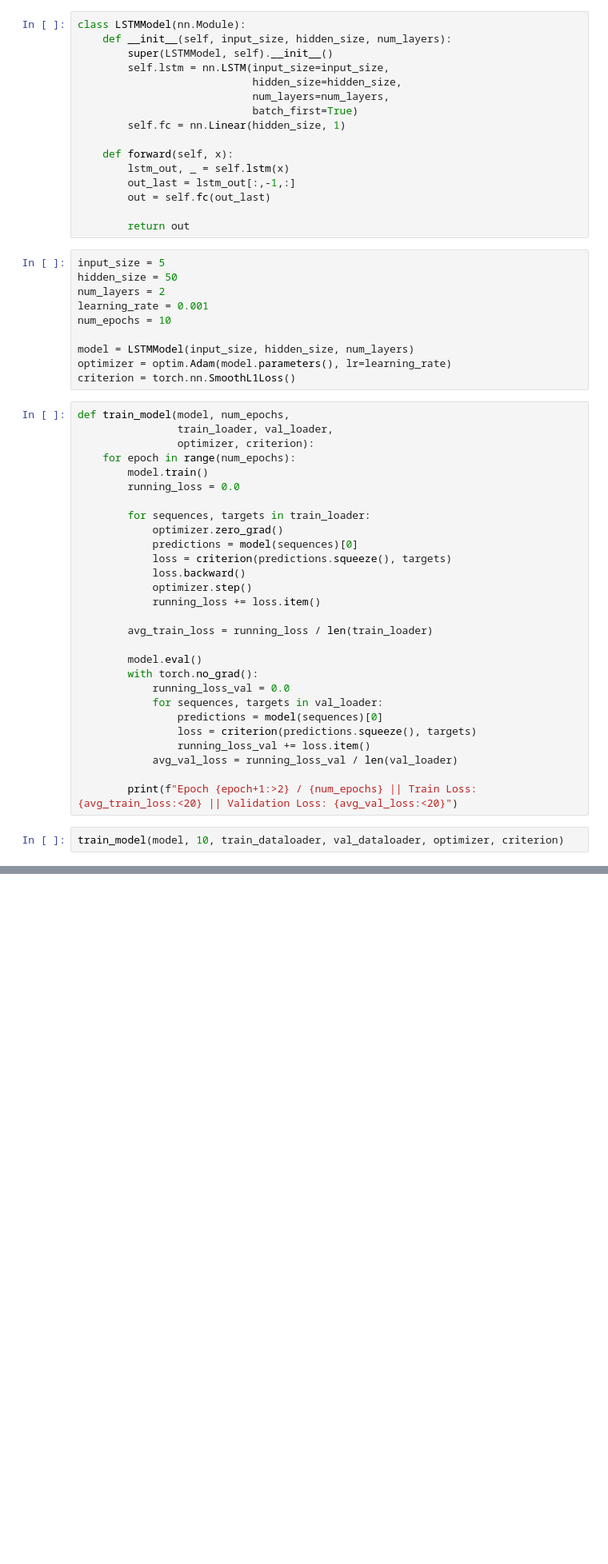
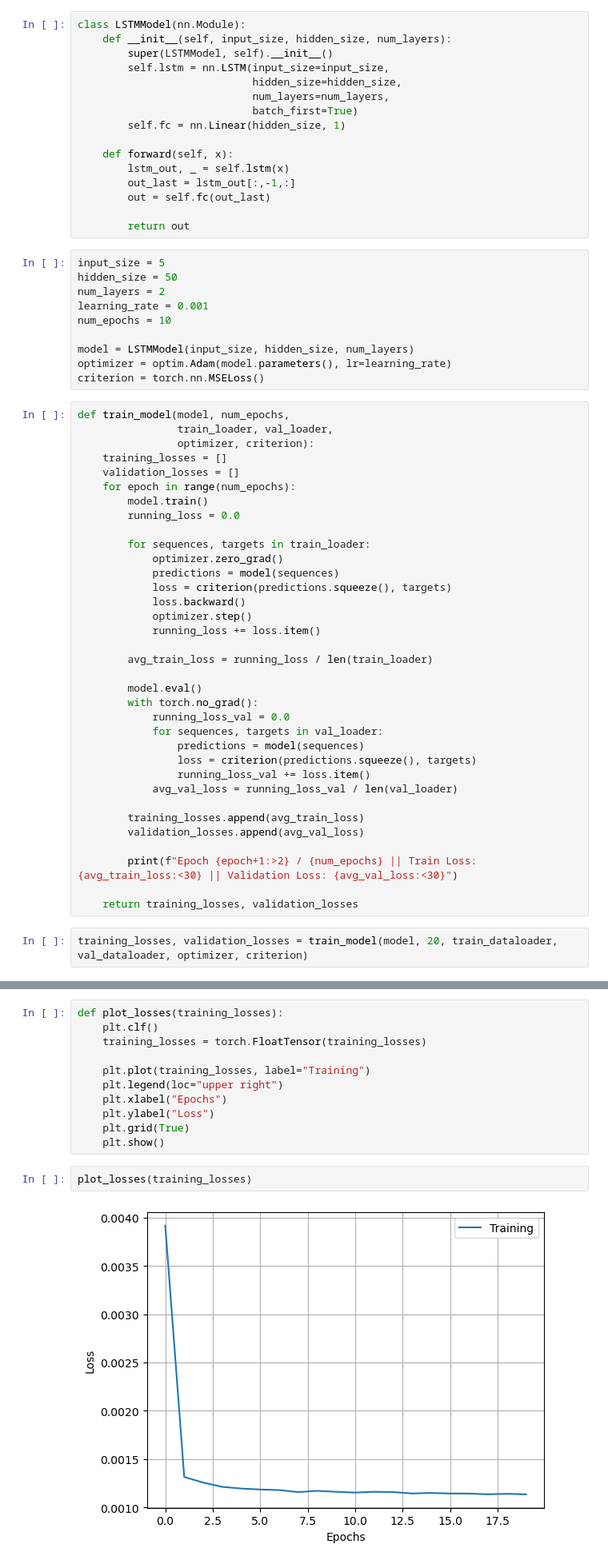
Before and after one commit to tranjm4/rnn_stock_predictor, a Jupyter notebook: model/model.ipynb, the cells around one changed output, grey strips where cells are left out. Shown at 80% size. Cells and saved outputs as stored; diff of their text form; blank space fills up the shorter version.

```diff
--- a/model/model.ipynb
+++ b/model/model.ipynb
@@ -173,18 +210,20 @@ num_epochs = 10
 
 model = LSTMModel(input_size, hidden_size, num_layers)
 optimizer = optim.Adam(model.parameters(), lr=learning_rate)
-criterion = torch.nn.SmoothL1Loss()
+criterion = torch.nn.MSELoss()
 # %%
 def train_model(model, num_epochs,
                 train_loader, val_loader,
                 optimizer, criterion):
+    training_losses = []
+    validation_losses = []
     for epoch in range(num_epochs):
         model.train()
         running_loss = 0.0
 
         for sequences, targets in train_loader:
             optimizer.zero_grad()
-            predictions = model(sequences)[0]
+            predictions = model(sequences)
             loss = criterion(predictions.squeeze(), targets)
             loss.backward()
             optimizer.step()
@@ -196,12 +235,17 @@ def train_model(model, num_epochs,
         with torch.no_grad():
             running_loss_val = 0.0
             for sequences, targets in val_loader:
-                predictions = model(sequences)[0]
+                predictions = model(sequences)
                 loss = criterion(predictions.squeeze(), targets)
                 running_loss_val += loss.item()
             avg_val_loss = running_loss_val / len(val_loader)
 
-        print(f"Epoch {epoch+1:>2} / {num_epochs} || Train Loss: {avg_train_loss:<20} || Validation Loss: {avg_val_loss:<20}")
+        training_losses.append(avg_train_loss)
+        validation_losses.append(avg_val_loss)
+
+        print(f"Epoch {epoch+1:>2} / {num_epochs} || Train Loss: {avg_train_loss:<30} || Validation Loss: {avg_val_loss:<30}")
+
+    return training_losses, validation_losses
 # %%
-train_model(model, 10, train_dataloader, val_dataloader, optimizer, criterion)
+training_losses, validation_losses = train_model(model, 20, train_dataloader, val_dataloader, optimizer, criterion)
 # %% [output]
@@ -217,0 +272,15 @@ Epoch 10 / 10: Train Loss: 0.000586098783664988, Validation Loss: 0.000583165433
+# %%
+def plot_losses(training_losses):
+    plt.clf()
+    training_losses = torch.FloatTensor(training_losses)
+
+    plt.plot(training_losses, label="Training")
+    plt.legend(loc="upper right")
+    plt.xlabel("Epochs")
+    plt.ylabel("Loss")
+    plt.grid(True)
+    plt.show()
+# %%
+plot_losses(training_losses)
+# %% [output]
+[figure, added]
```
Also changed, not shown: parts of 20 cells of this notebook.
